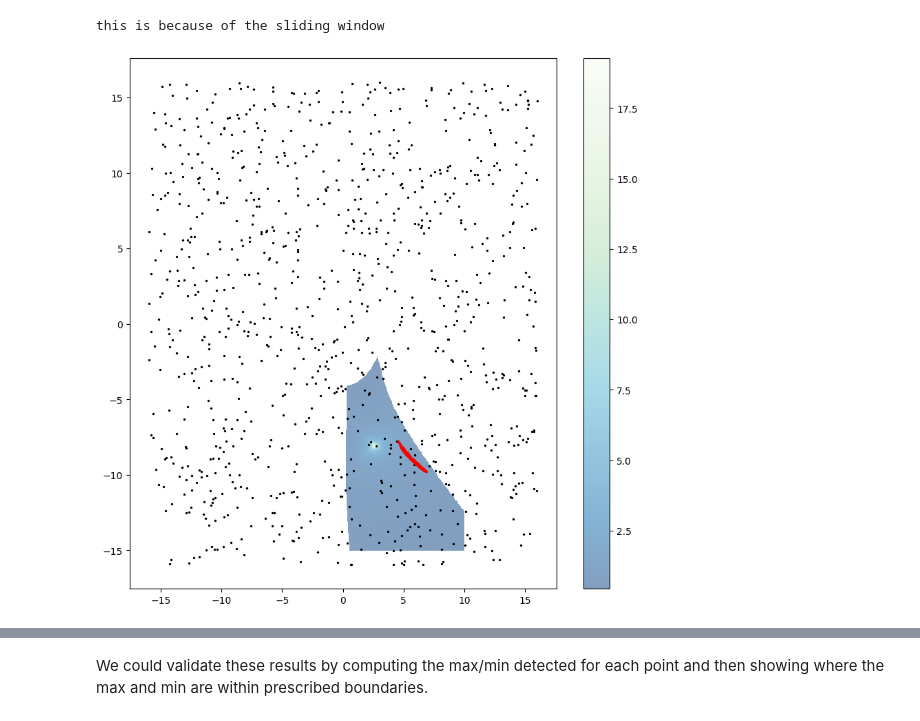
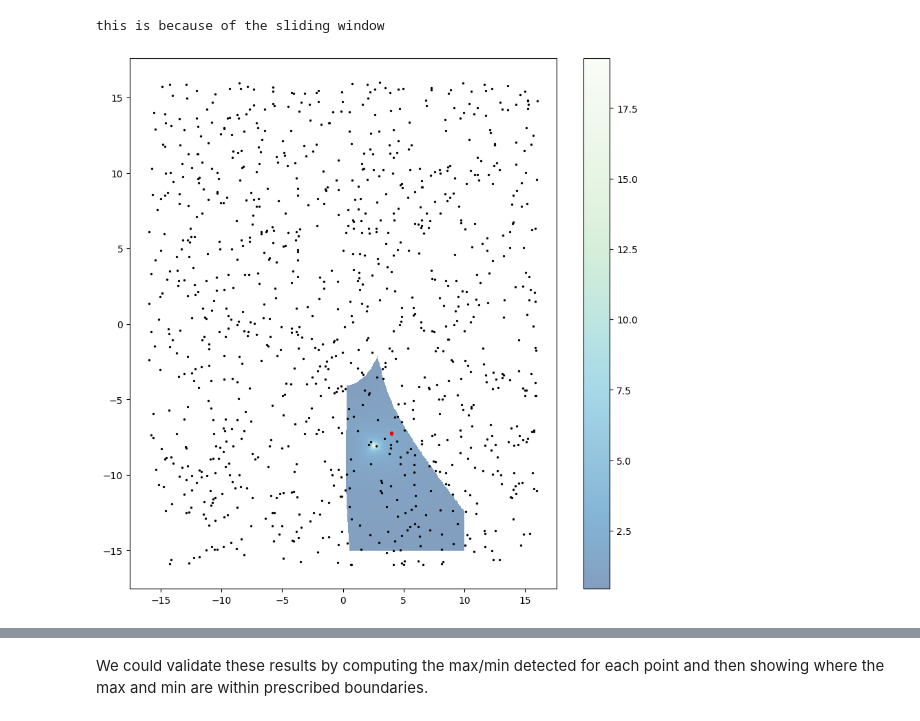
Before and after one commit to ljstolting/EvolvingHP, a Jupyter notebook: Python/Statistics.ipynb, the cells around one changed output, grey strips where cells are left out. Drawn from its saved outputs; the diff is of its cells as text; code cells hidden in the pictures.

Commit message:
trajectory visualization

```diff
--- a/Python/Statistics.ipynb
+++ b/Python/Statistics.ipynb
@@ -515,15 +515,15 @@ print("this is because of the sliding window")
 this is because of the sliding window
 # %%
 #version where plasticity duration is doubled
-initial_final = np.loadtxt("../Cpp/PeteICsTEST2.dat")
+initial_final = np.loadtxt("../Cpp/PeteICsTEST.dat")
 initial_final = initial_final.reshape((1000,2,2))
 initials = initial_final[:,0]
 finals = initial_final[:,1]
 plt.figure(figsize=(10,10))
 plt.pcolormesh(par1_res,par2_res,Z_Pyloric, cmap='GnBu_r',alpha=.5)
 plt.colorbar()
 plt.scatter(initials[:,0],initials[:,1],color='k',s=2)
 plt.scatter(finals[:,0],finals[:,1],color='r',s=2)#alpha=norm_fitnesses)
 plt.show()
 # %% [output]
-[figure, old version]
+[figure, new version]
```
Also changed, not shown: parts of 2 cells of this notebook, 10 other files.
